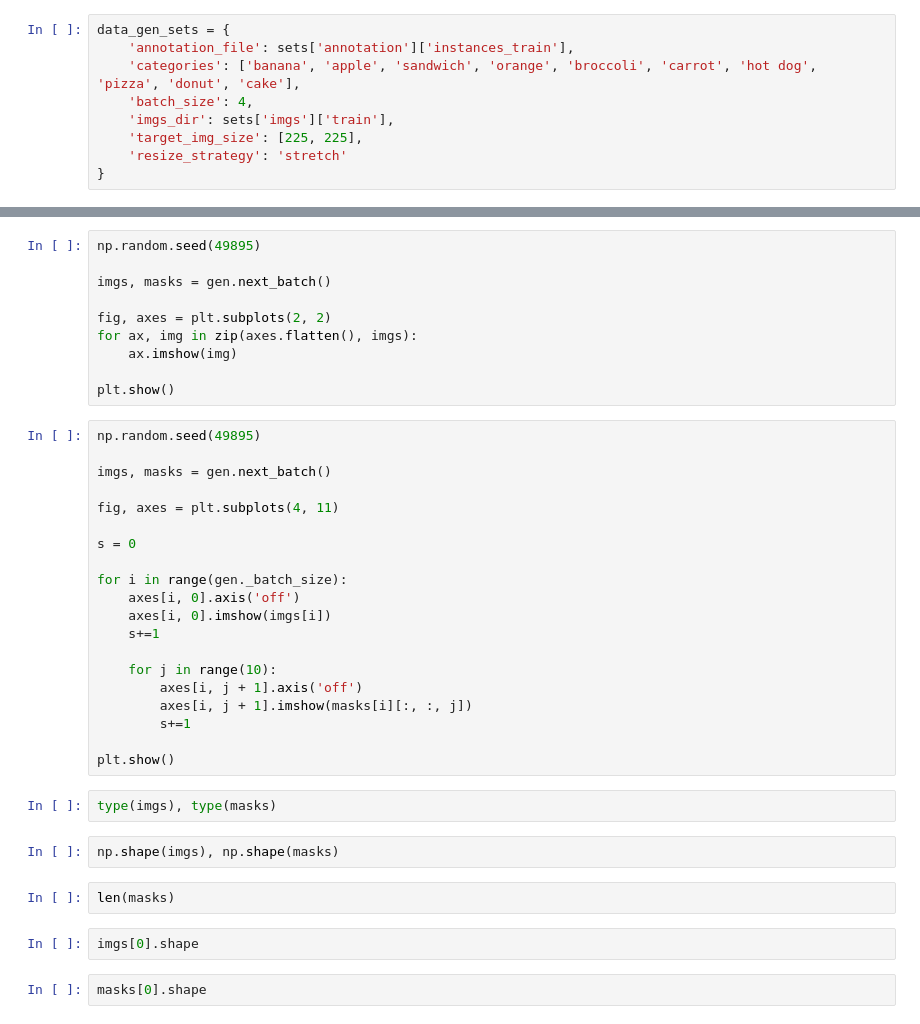
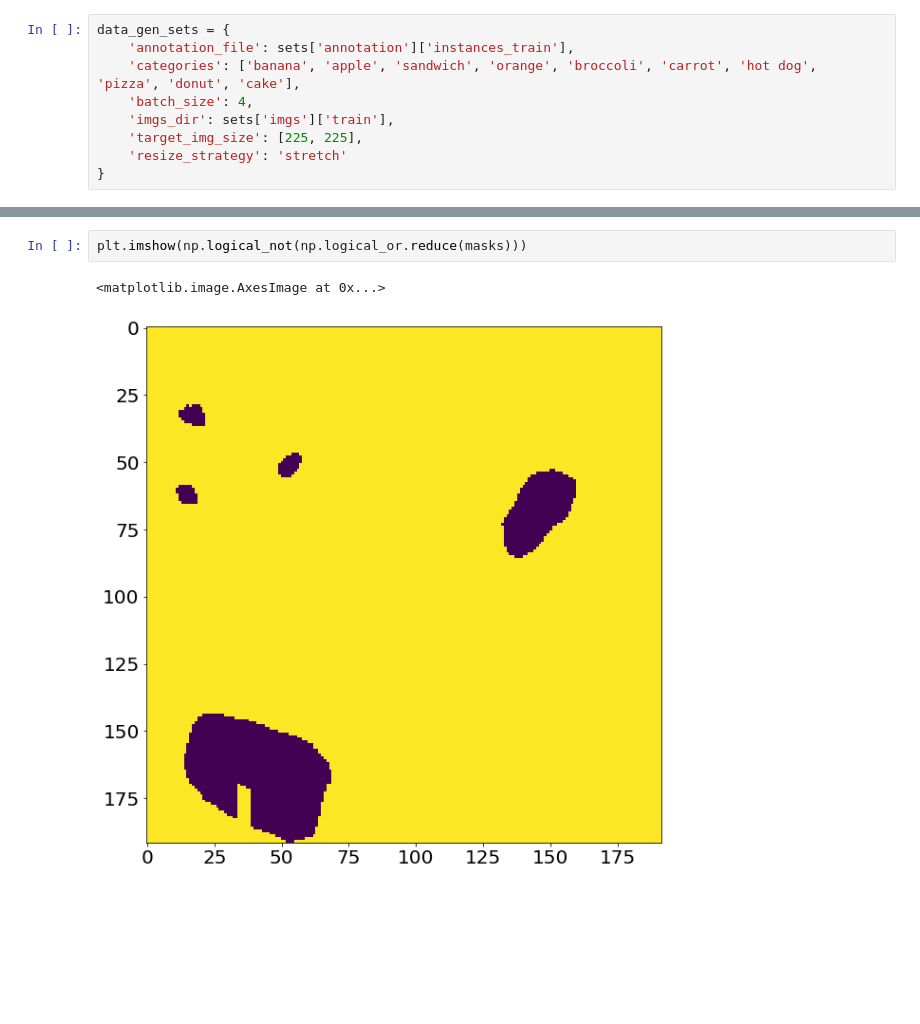
Before and after one commit to bohdankornienko/mscocosol, a Jupyter notebook: mscocosol/notebook/datagen.ipynb, the cells around one changed output, grey strips where cells are left out. Saved outputs shown, nothing was run; the diff lists cells and outputs as text; blank space fills up the shorter version.

```diff
--- a/mscocosol/notebook/datagen.ipynb
+++ b/mscocosol/notebook/datagen.ipynb
@@ -54,40 +106,5 @@ np.rollaxis(y, 2).shape
-# %%
-np.random.seed(49895)
-
-imgs, masks = gen.next_batch()
-
-fig, axes = plt.subplots(2, 2)
-for ax, img in zip(axes.flatten(), imgs):
-    ax.imshow(img)
-
-plt.show()
-# %%
-np.random.seed(49895)
-
-imgs, masks = gen.next_batch()
-
-fig, axes = plt.subplots(4, 11)
-
-s = 0
-
-for i in range(gen._batch_size):
-    axes[i, 0].axis('off')
-    axes[i, 0].imshow(imgs[i])
-    s+=1
-
-    for j in range(10):
-        axes[i, j + 1].axis('off')
-        axes[i, j + 1].imshow(masks[i][:, :, j])
-        s+=1
-
-plt.show()
-# %%
-type(imgs), type(masks)
-# %%
-np.shape(imgs), np.shape(masks)
-# %%
-len(masks)
-# %%
-imgs[0].shape
-# %%
-masks[0].shape
+# %%
+plt.imshow(np.logical_not(np.logical_or.reduce(masks)))
+# %% [output]
+<matplotlib.image.AxesImage at 0x...>
+[figure, added]
```
Also changed, not shown: parts of 14 cells of this notebook, 4 other files.
